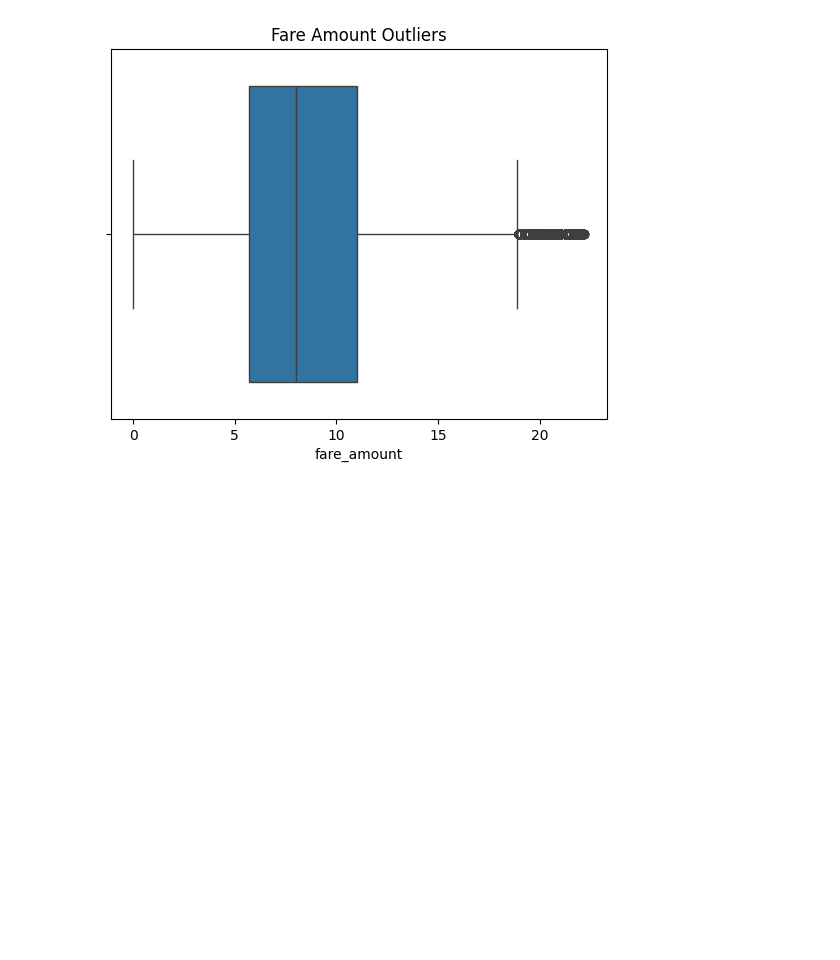
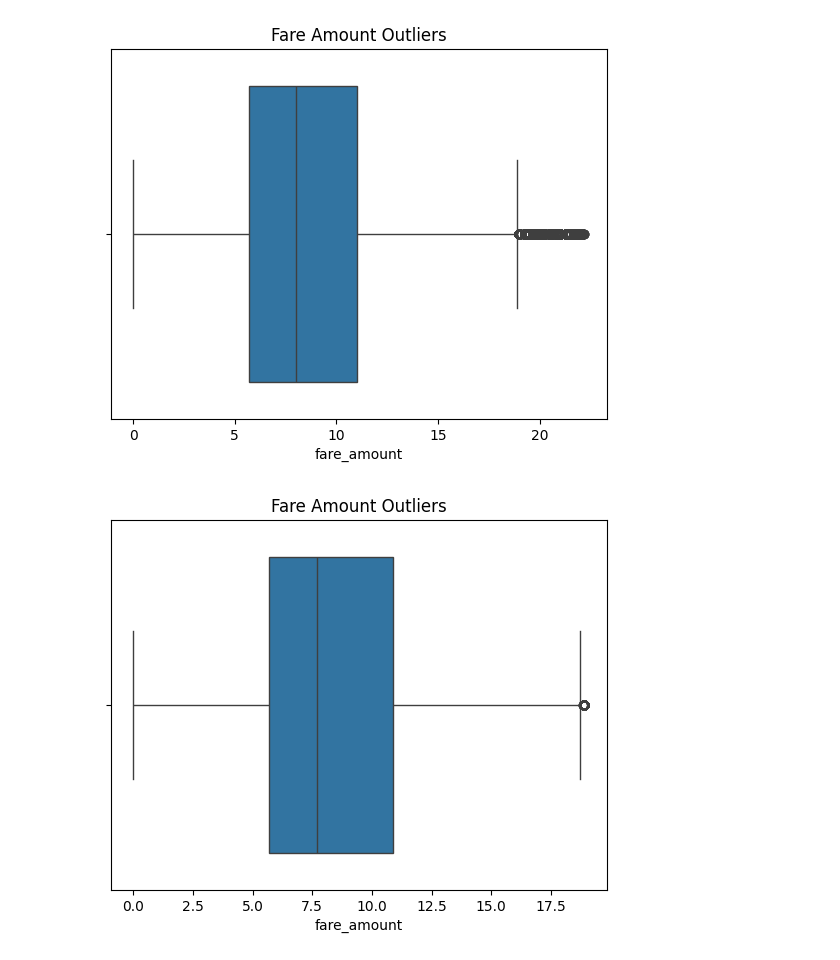
Before and after one commit to sushant-kunjir/LP3, a Jupyter notebook: ML_1.ipynb, the cells around one changed output. Cells and saved outputs as stored; diff of their text form; code cells hidden in the pictures; blank space fills up the shorter version.

```diff
--- a/ML_1.ipynb
+++ b/ML_1.ipynb
@@ -80,6 +176,12 @@ df = df[(df['fare_amount'] >= Q1 - 1.5*IQR) &
         (df['fare_amount'] <= Q3 + 1.5*IQR)]
 # %% [output]
 [figure]
+# %%
+sns.boxplot(x=df['fare_amount'])
+plt.title("Fare Amount Outliers")
+plt.show()
+# %% [output]
+[figure, added]
 # %%
 plt.figure(figsize=(8, 5))
 sns.heatmap(df.select_dtypes(include=np.number).corr(),
```
Also changed, not shown: parts of 7 cells of this notebook, 3 other files.
